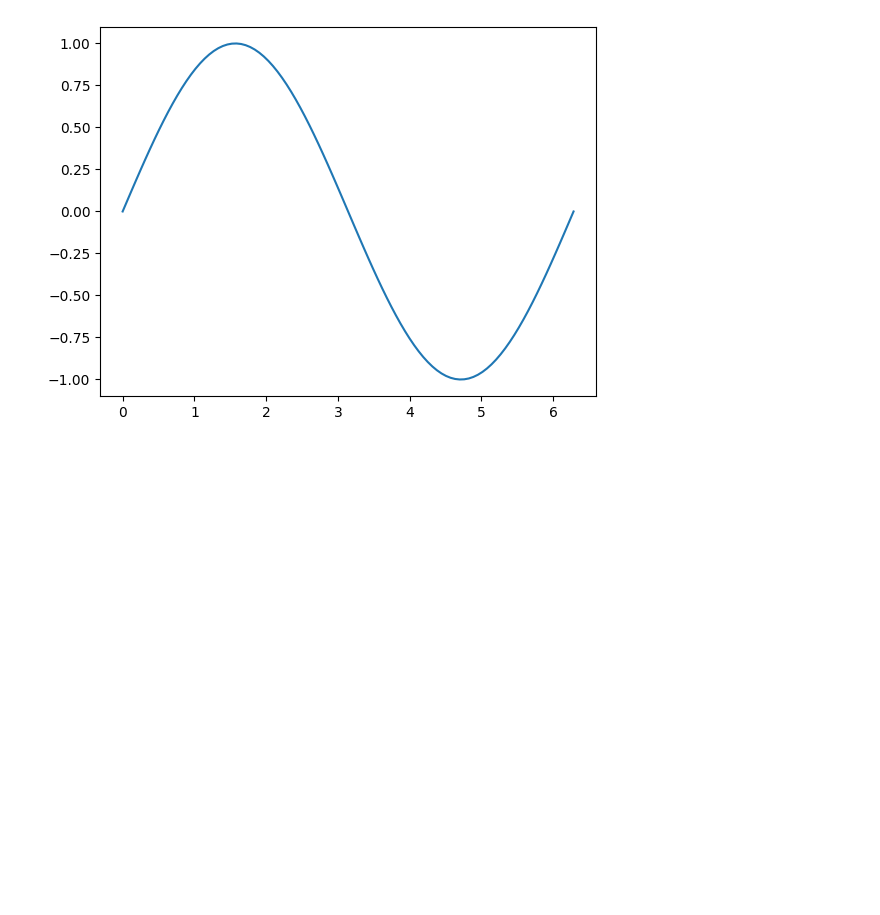
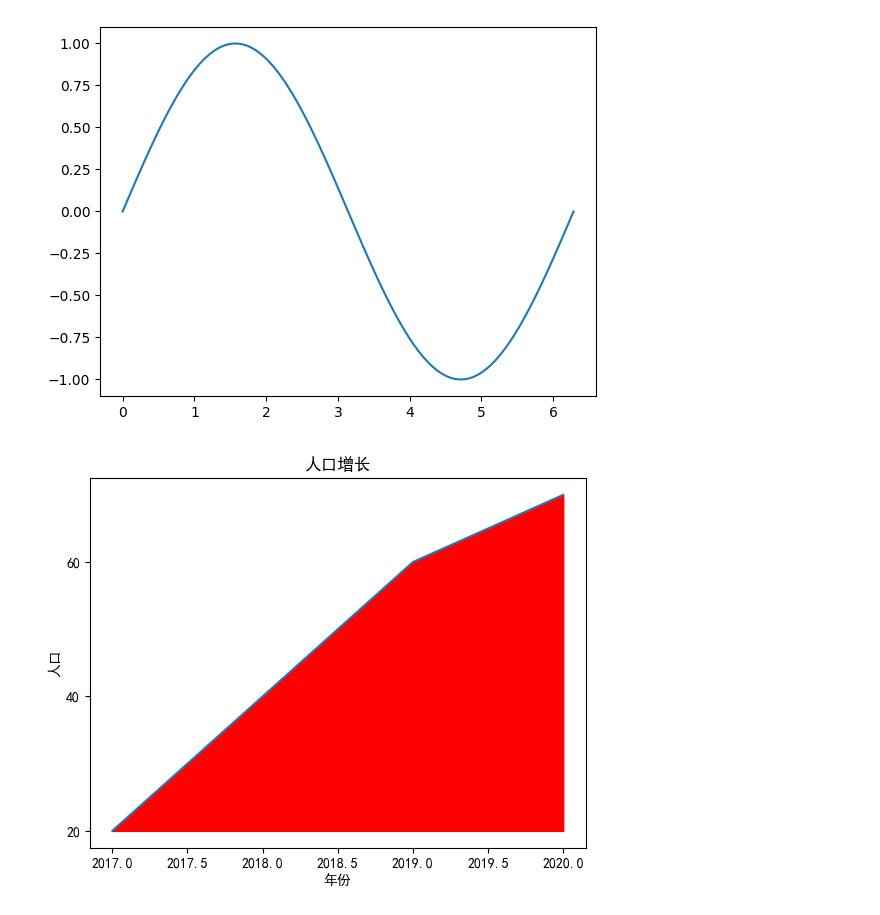
Before and after one commit to Xuyanli-Hub/xuyanli, a Jupyter notebook: output/07-plot.ipynb, the cells around one changed output. Saved outputs shown, nothing was run; the diff lists cells and outputs as text; code cells hidden in the pictures; blank space fills up the shorter version.

```diff
--- a/output/07-plot.ipynb
+++ b/output/07-plot.ipynb
@@ -49,3 +49,23 @@ plt.show
 # %% [output]
 <function matplotlib.pyplot.show(close=None, block=None)>
 [figure]
+# %%
+#绘制折线图
+import matplotlib.pyplot as plt
+plt.rcParams["font.sans-serif"]=["SimHei"] #设置字体
+plt.rcParams["axes.unicode_minus"]=False #正常显示负号
+year = [2017, 2018, 2019, 2020]
+people = [20, 40, 60, 70]
+#生成图表
+plt.plot(year, people)
+plt.xlabel('年份')
+plt.ylabel('人口')
+plt.title('人口增长')
+#设置纵坐标刻度
+plt.yticks([0, 20, 40, 60, 80])
+#设置填充选项：参数分别对应横坐标，纵坐标，纵坐标填充起始值，填充颜色
+plt.fill_between(year, people, 20, color = 'red')
+#显示图表
+plt.show()
+# %% [output]
+[figure, added]
```
Also changed, not shown: 5 other files.
